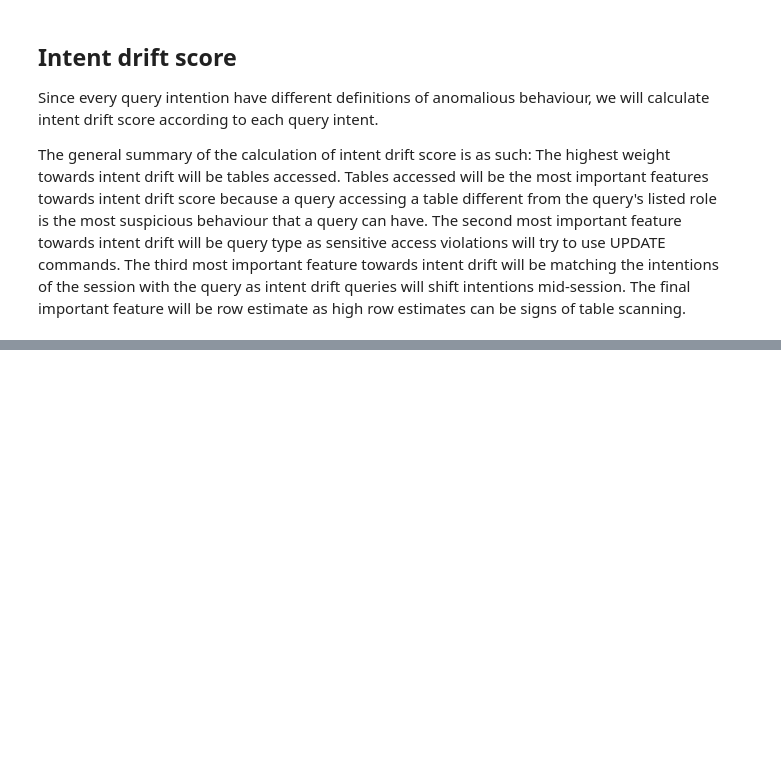
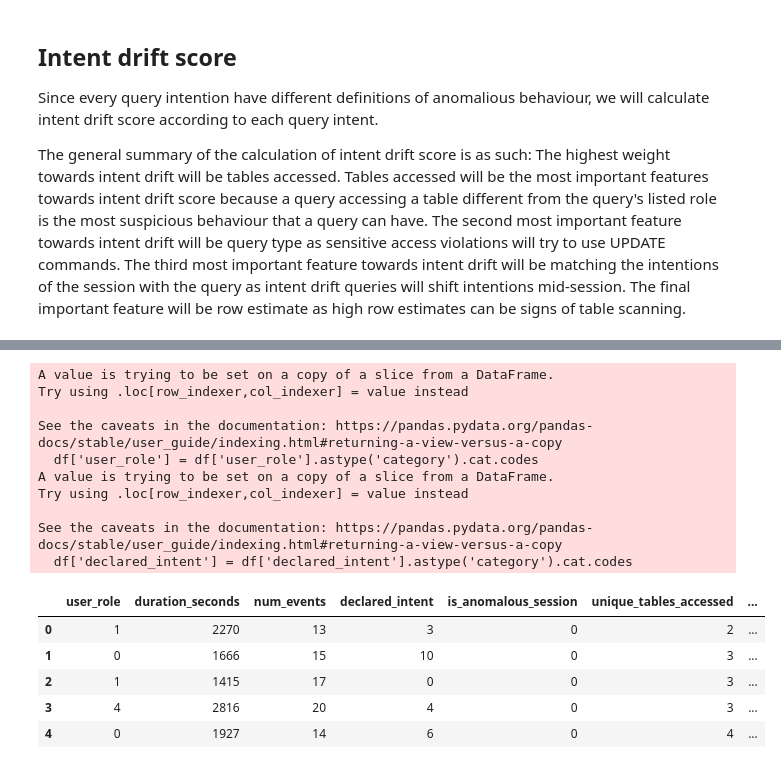
Before and after one commit to RealGoldenGeneral/SmartVerify-Take-Home-Assignment, a Jupyter notebook: notebooks/Assignment.ipynb, the cells around one changed output, grey strips where cells are left out. Cells and saved outputs as stored; diff of their text form; code cells hidden in the pictures; blank space fills up the shorter version.

```diff
--- a/notebooks/Assignment.ipynb
+++ b/notebooks/Assignment.ipynb
@@ -374,0 +496,11 @@ The general summary of the calculation of intent drift score is as such: The hig
+# %%
+# Query type distribution feature
+for idx, row in df_sessions.iterrows():
+    sid = row['session_id']
+    query_types = df_query[df_query['session_id'] == sid]['query_type'].value_counts().to_dict()
+    for query_type, count in query_types.items():
+        df_sessions.at[idx, f"{query_type.lower()}_count"] = count
+
+df_sessions.fillna(0, inplace=True)
+
+df_sessions.head()
@@ -374,0 +521,45 @@ The general summary of the calculation of intent drift score is as such: The hig
+# %%
+# Create structured dataset for LSTM
+COLUMNS = [
+    'user_role',
+    'duration_seconds',
+    'num_events',
+    'declared_intent',
+    'is_anomalous_session',
+    'unique_tables_accessed',
+    'cross_table_join_count',
+    'entropy_table_access_sequence',
+    'time_delta_mean',
+    'confidence_mean',
+    'intent_drift_score',
+    'sensitive_table_access_count',
+    'select_count',
+    'update_count',
+    'join_count',
+    'aggregation_count',
+    'ddl_count',
+    'auth_count'
+]
+
+df = df_sessions[COLUMNS]
+df['user_role'] = df['user_role'].astype('category').cat.codes
+df['declared_intent'] = df['declared_intent'].astype('category').cat.codes
+
+df.head()
+# %% [output]
+A value is trying to be set on a copy of a slice from a DataFrame.
+Try using .loc[row_indexer,col_indexer] = value instead
+
+See the caveats in the documentation: https://pandas.pydata.org/pandas-docs/stable/user_guide/indexing.html#returning-a-view-versus-a-copy
+  df['user_role'] = df['user_role'].astype('category').cat.codes
+A value is trying to be set on a copy of a slice from a DataFrame.
+Try using .loc[row_indexer,col_indexer] = value instead
+
+See the caveats in the documentation: https://pandas.pydata.org/pandas-docs/stable/user_guide/indexing.html#returning-a-view-versus-a-copy
+  df['declared_intent'] = df['declared_intent'].astype('category').cat.codes
+|  | user_role | duration_seconds | num_events | declared_intent | is_anomalous_session | unique_tables_accessed | ... |
+| 0 | 1 | 2270 | 13 | 3 | 0 | 2 | ... |
+| 1 | 0 | 1666 | 15 | 10 | 0 | 3 | ... |
+| 2 | 1 | 1415 | 17 | 0 | 0 | 3 | ... |
+| 3 | 4 | 2816 | 20 | 4 | 0 | 3 | ... |
+| 4 | 0 | 1927 | 14 | 6 | 0 | 4 | ... |
```
Also changed, not shown: parts of 13 cells of this notebook.
